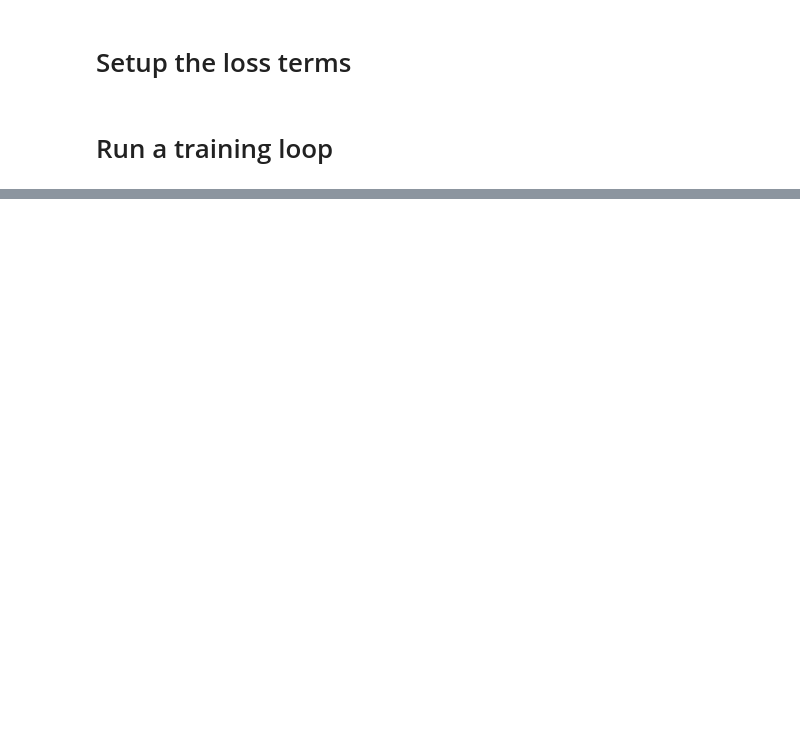
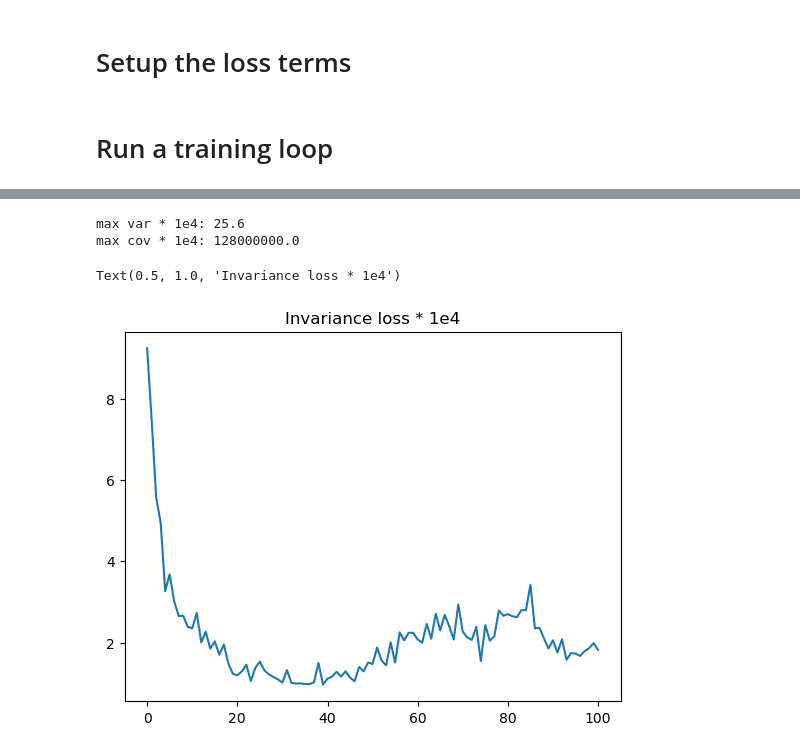
Before and after one commit to JavierZhao/JetCLR_VICReg, a Jupyter notebook: notebooks/FM_mdmm.ipynb, the cells around one changed output, grey strips where cells are left out. Drawn from its saved outputs; the diff is of its cells as text; code cells hidden in the pictures; blank space fills up the shorter version.

Commit message:
updated mdmm notebook and rotate_jets

```diff
--- a/notebooks/FM_mdmm.ipynb
+++ b/notebooks/FM_mdmm.ipynb
@@ -91,7 +138,7 @@ def event_augmentation(batch):
 
     return view1, view2
 # %%
-view1, view2 = event_augmentation(batch)
+view1, view2 = event_augmentation(batch, device)
 print(f"view1: {view1}")
 print(f"view2: {view2}")
 # %% [output]
@@ -107,13 +170,16 @@ class VICReg(nn.Module):
         self.decoder = decoder
 
         self.augmentation = event_augmentation
+        self.device = device
 
     def forward(self, event):
         # seperate the two views
-        view1, view2 = self.augmentation(event)
+        view1, view2 = self.augmentation(event, self.device)
 
         # encode to retrieve the representations
         view1_representations, view2_representations = self.encoder(view1, view2)
+#         print(f"view 1 representations: {view1_representations}")
+#         print(f"view 2 representations: {view2_representations}")
 
         # simple MLP decoder
         view1_embeddings = self.decoder(view1_representations)
@@ -140,7 +206,7 @@ class ENCODER(nn.Module):
 
         self.act = nn.ELU
 
-        # 1. different MLP for each view
+        # 1. same MLP for each view
         self.nn1 = nn.Sequential(
             nn.Linear(input_dim, width),
             self.act(),
@@ -150,15 +216,7 @@ class ENCODER(nn.Module):
             self.act(),
             nn.Linear(width, embedding_dim),
         )
-        self.nn2 = nn.Sequential(
-            nn.Linear(17, width),
-            self.act(),
-            nn.Linear(width, width),
-            self.act(),
-            nn.Linear(width, width),
-            self.act(),
-            nn.Linear(width, embedding_dim),
-        )
+        self.nn2 = self.nn1
 
         # 2. same GNN for each view
         self.convs = nn.ModuleList()
@@ -289,22 +347,39 @@ optimizer = mdmm_module.make_optimizer(vicreg.parameters(), lr=1e-4)
 # %% [markdown]
 # Run a training loop
 # %%
+losses_inv, losses_var, losses_cov, losses_reg = [], [], [], []
+
 for i, batch in enumerate(loader):
     # run VICReg forward pass to get the embeddings
     view1_embeddings, view2_embeddings = vicreg(batch.to(device))
 
     # compute the invariance loss which is contrained by the other loss terms
     loss = batch_size * crit_invar(view1_embeddings, view2_embeddings)
+#     print(f"invariance loss: {loss * 1e4:.2f}")
+    losses_inv.append(loss.detach().item() * 1e4)
+    loss_var = batch_size * crit_var(view1_embeddings, view2_embeddings)
+#     print(f"variance loss: {loss_var * 1e4:.2f}")
+    losses_var.append(loss_var.detach().item() * 1e4)
+    loss_cov = batch_size * crit_cov(view1_embeddings, view2_embeddings)
+#     print(f"covariance loss: {loss_cov * 1e4:.2f}")
+    losses_cov.append(loss_cov.detach().item() * 1e4)
+#     print(f"max var: {max_var * 1e4}")
+#     print(f"max cov: {max_cov * 1e4}")
+
     mdmm_return = mdmm_module(loss)
 
     # backprop
     for param in vicreg.parameters():
         param.grad = None
     mdmm_return.value.backward()
+#     print(mdmm_return)
 
     optimizer.step()
-    print(f"constrained invariance loss: {loss.detach():.2f}")
+#     print(f"constrained invariance loss: {loss.detach():.2f}")
+    print(f"constrained invariance loss: {loss.detach()* 1e4:.2f}")
+    losses_reg.append(loss.detach().item() * 1e4)
 
-    if i == 10:
+    if i == 100:
         break
+#     print("-----------")
 # %% [output]
@@ -321,0 +407,12 @@ constrained invariance loss: 0.59
+# %%
+print(f"max var * 1e4: {max_var * 1e4}")
+print(f"max cov * 1e4: {max_cov * 1e4}")
+# %% [output]
+max var * 1e4: 25.6
+max cov * 1e4: 128000000.0
+# %%
+plt.plot(losses_inv)
+plt.title("Unconstrained Invariance loss * 1e4")
+# %% [output]
+Text(0.5, 1.0, 'Invariance loss * 1e4')
+[figure, added]
```
Also changed, not shown: parts of 16 cells of this notebook, 1 other file.
